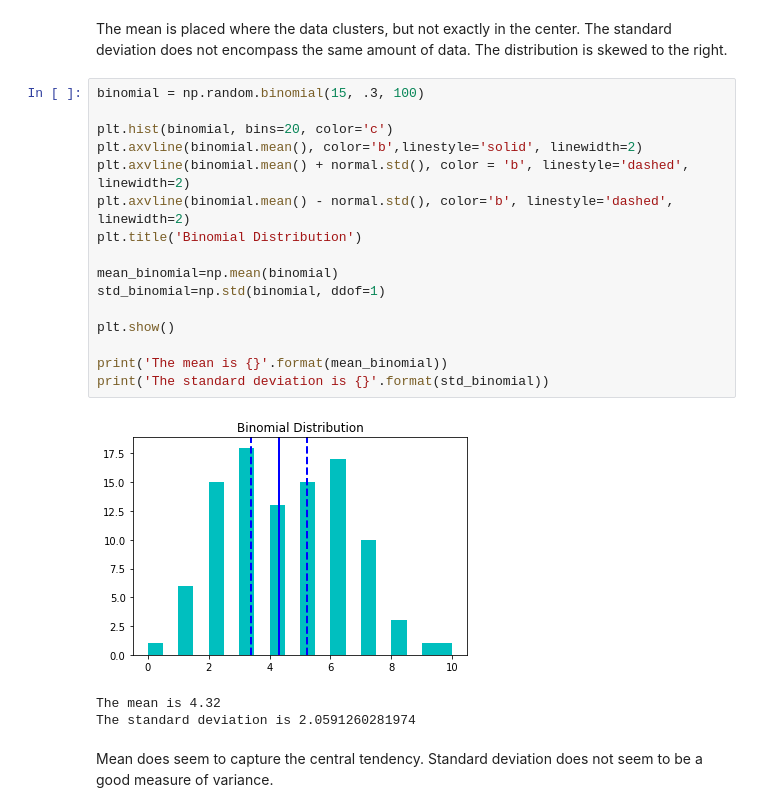
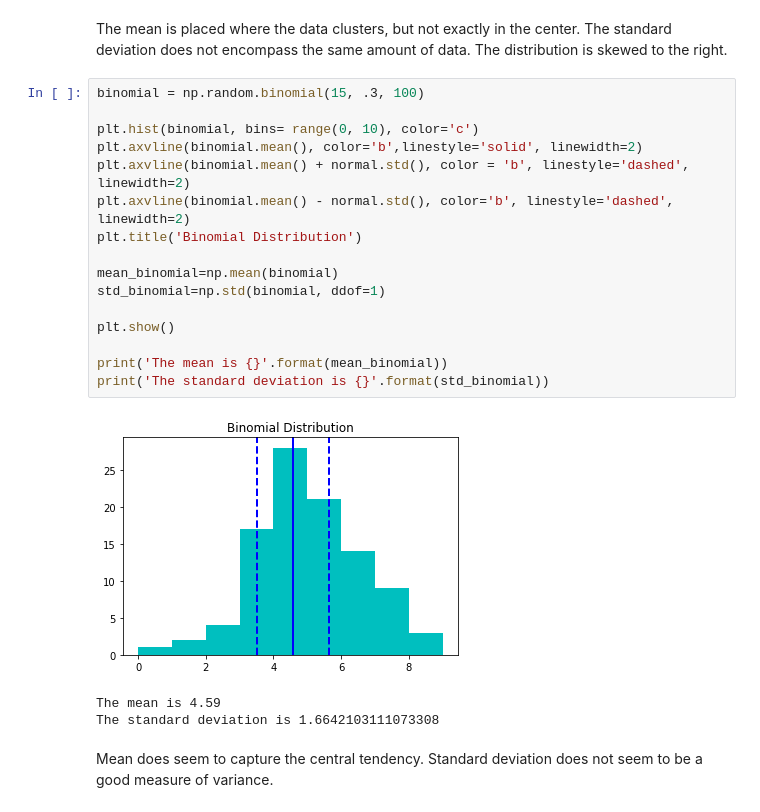
Before and after one commit to innawendell/Describing-Data-, a Jupyter notebook: Descriptive_Statistics_Drill.ipynb, the cells around one changed output. Drawn from its saved outputs; the diff is of its cells as text.

```diff
--- a/Descriptive_Statistics_Drill.ipynb
+++ b/Descriptive_Statistics_Drill.ipynb
@@ -75,23 +92,23 @@ The mean is placed where the data clusters, but not exactly in the center. The s
 # %%
 binomial = np.random.binomial(15, .3, 100)
 
-plt.hist(binomial, bins=20, color='c')
+plt.hist(binomial, bins= range(0, 10), color='c')
 plt.axvline(binomial.mean(), color='b',linestyle='solid', linewidth=2)
 plt.axvline(binomial.mean() + normal.std(), color = 'b', linestyle='dashed', linewidth=2)
 plt.axvline(binomial.mean() - normal.std(), color='b', linestyle='dashed', linewidth=2)
 plt.title('Binomial Distribution')
 
 mean_binomial=np.mean(binomial)
 std_binomial=np.std(binomial, ddof=1)
 
 plt.show()
 
 print('The mean is {}'.format(mean_binomial))
 print('The standard deviation is {}'.format(std_binomial))
 # %% [output]
-[figure, old version]
+[figure, new version]
-The mean is 4.32
-The standard deviation is 2.0591260281974
+The mean is 4.59
+The standard deviation is 1.6642103111073308
 # %% [markdown]
 Mean does seem to capture the central tendency. Standard deviation does not seem to be a good measure of variance.
 # %%
```
Also changed, not shown: parts of 6 cells of this notebook.
